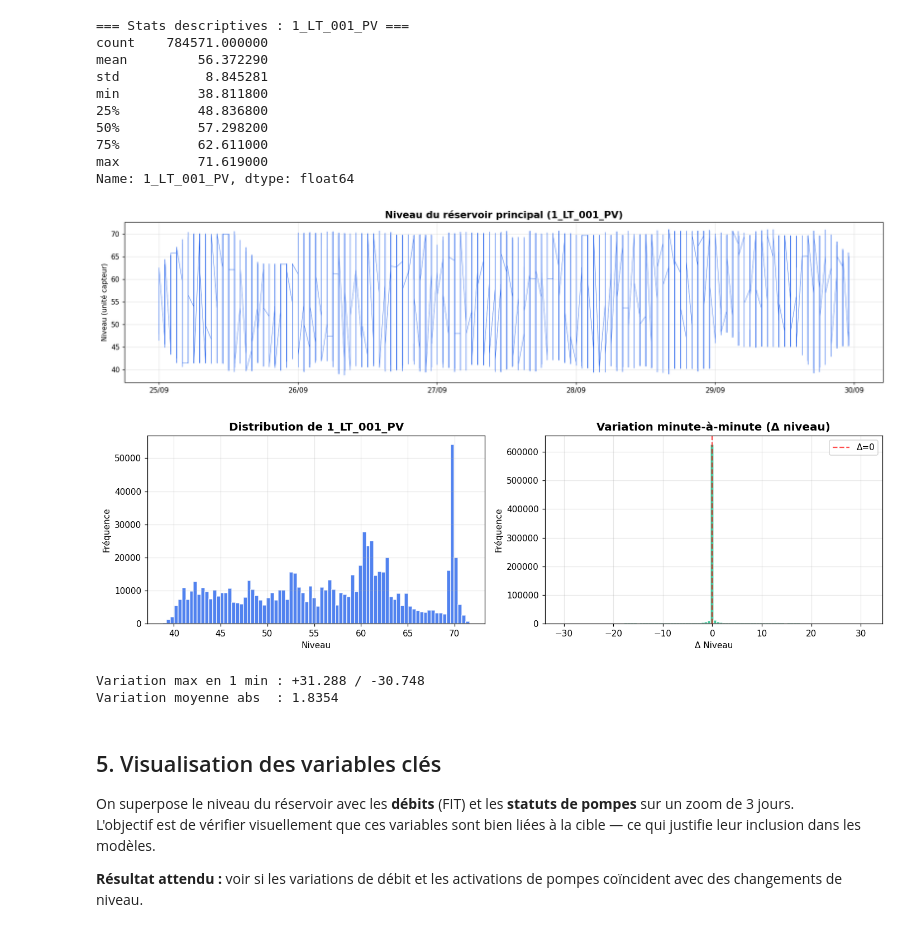
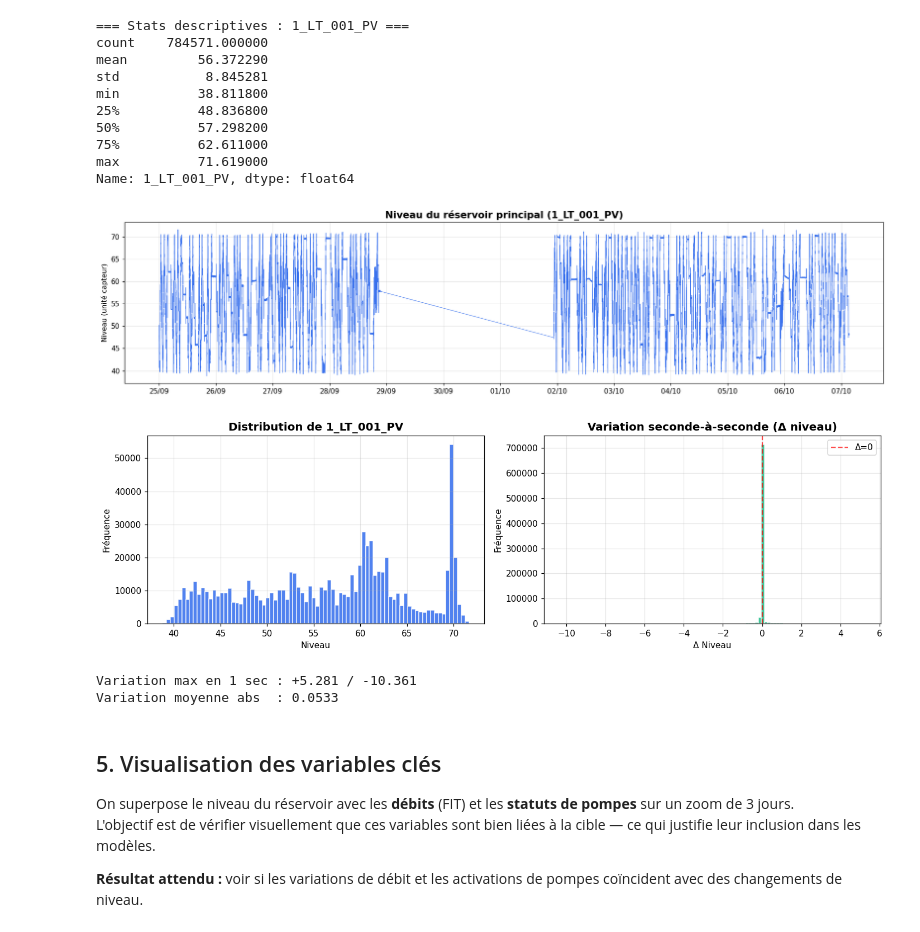
Before and after one commit to brmuloot/Actemium, a Jupyter notebook: exploration_data.ipynb, the cells around one changed output. Saved outputs shown, nothing was run; the diff lists cells and outputs as text; code cells hidden in the pictures.

Commit message:
fin du projet plus qu'a tout lancer et ntoé les résultats

```diff
--- a/exploration_data.ipynb
+++ b/exploration_data.ipynb
@@ -38,21 +38,21 @@ print(f"Shape brut : {df.shape}")
 # %% [output]
 Shape brut : (784571, 130)
 # %%
-# Construction de l'index datetime à partir des colonnes Date et Time
-df['datetime'] = pd.to_datetime(df['Date'] + ' ' + df['Time'], dayfirst=False, errors='coerce')
-df = df.sort_values('datetime').reset_index(drop=True)
-df = df.set_index('datetime')
-df = df.drop(columns=['Row', 'Date', 'Time'], errors='ignore')
+# Reconstruction du datetime depuis Row (1 Row = 1 seconde, continu, sans trou)
+START_TIME = pd.Timestamp("2017-09-25 00:00:00")
+df["datetime"] = START_TIME + pd.to_timedelta(df["Row"] - 1, unit="s")
+df = df.sort_values("datetime").reset_index(drop=True)
+df = df.set_index("datetime")
+df = df.drop(columns=["Row", "Date", "Time"], errors="ignore")
 
 # Conversion de toutes les colonnes en numérique
 for col in df.columns:
-    df[col] = pd.to_numeric(df[col], errors='coerce')
+    df[col] = pd.to_numeric(df[col], errors="coerce")
 
 print(f"Shape après parsing : {df.shape}")
-print(f"Période : {df.index.min()} → {df.index.max()}")
+print(f"Période : {df.index.min()} -> {df.index.max()}")
 print(f"Durée   : {df.index.max() - df.index.min()}")
 
-# Variable cible définie ici pour être réutilisée dans tout le notebook
-TARGET = '1_LT_001_PV'
+TARGET = "1_LT_001_PV"
 # %% [output]
 Shape après parsing : (784571, 127)
@@ -140,35 +138,35 @@ ax.grid(True, alpha=0.3)
 plt.tight_layout()
 plt.show()
 # %% [output]
-[figure, old version]
+[figure, new version]
 # %%
 # Distribution et variation minute-à-minute
 fig, axes = plt.subplots(1, 2, figsize=(13, 4))
 
 axes[0].hist(df[TARGET].dropna(), bins=80, color='#2563EB', alpha=0.8, edgecolor='white')
 axes[0].set_title('Distribution de 1_LT_001_PV', fontsize=13, fontweight='bold')
 axes[0].set_xlabel('Niveau')
 axes[0].set_ylabel('Fréquence')
 axes[0].grid(True, alpha=0.3)
 
 diff = df[TARGET].diff().dropna()
 axes[1].hist(diff, bins=100, color='#10B981', alpha=0.8, edgecolor='white')
-axes[1].set_title('Variation minute-à-minute (Δ niveau)', fontsize=13, fontweight='bold')
+axes[1].set_title('Variation seconde-à-seconde (Δ niveau)', fontsize=13, fontweight='bold')
 axes[1].set_xlabel('Δ Niveau')
 axes[1].set_ylabel('Fréquence')
 axes[1].axvline(0, color='red', linestyle='--', alpha=0.7, label='Δ=0')
 axes[1].legend()
 axes[1].grid(True, alpha=0.3)
 
 plt.tight_layout()
 plt.show()
 
-print(f"Variation max en 1 min : +{diff.max():.3f} / {diff.min():.3f}")
+print(f"Variation max en 1 sec : +{diff.max():.3f} / {diff.min():.3f}")
 print(f"Variation moyenne abs  : {diff.abs().mean():.4f}")
 # %% [output]
-[figure, old version]
+[figure, new version]
-Variation max en 1 min : +31.288 / -30.748
-Variation moyenne abs  : 1.8354
+Variation max en 1 sec : +5.281 / -10.361
+Variation moyenne abs  : 0.0533
 # %% [markdown]
 ## 5. Visualisation des variables clés
 
```
Also changed, not shown: parts of 6 cells of this notebook, 26 other files.
